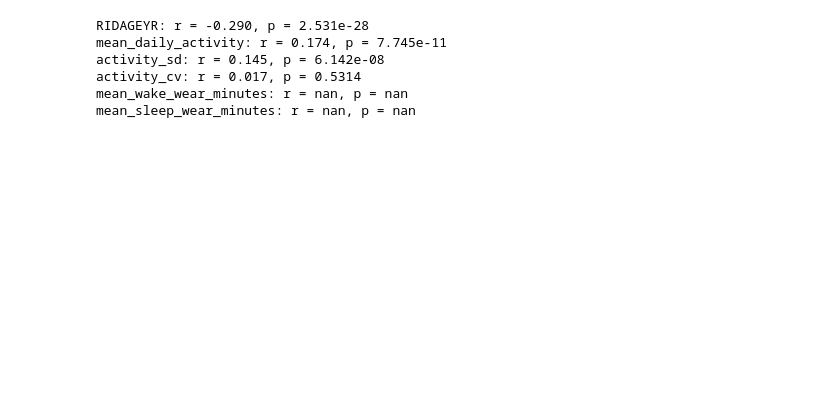
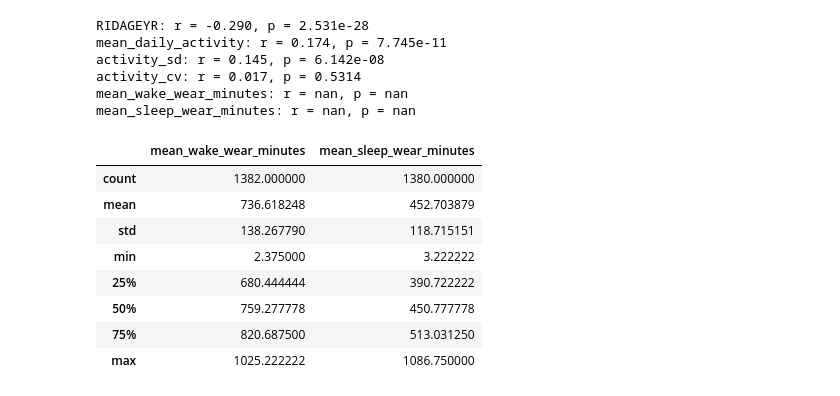
Before and after one commit to aditibhat017-prog/cognitivefunction, a Jupyter notebook: notebooks/01_data_exploration.ipynb, the cells around one changed output. Saved outputs shown, nothing was run; the diff lists cells and outputs as text; code cells hidden in the pictures; blank space fills up the shorter version.

```diff
--- a/notebooks/01_data_exploration.ipynb
+++ b/notebooks/01_data_exploration.ipynb
@@ -1223,3 +1223,20 @@ activity_sd: r = 0.145, p = 6.142e-08
 activity_cv: r = 0.017, p = 0.5314
 mean_wake_wear_minutes: r = nan, p = nan
 mean_sleep_wear_minutes: r = nan, p = nan
+# %%
+dsst_df[
+    [
+        "mean_wake_wear_minutes",
+        "mean_sleep_wear_minutes"
+    ]
+].describe()
+# %% [output]
+|  | mean_wake_wear_minutes | mean_sleep_wear_minutes |
+| count | 1382.000000 | 1380.000000 |
+| mean | 736.618248 | 452.703879 |
+| std | 138.267790 | 118.715151 |
+| min | 2.375000 | 3.222222 |
+| 25% | 680.444444 | 390.722222 |
+| 50% | 759.277778 | 450.777778 |
+| 75% | 820.687500 | 513.031250 |
+| max | 1025.222222 | 1086.750000 |
```
Also changed, not shown: parts of 7 cells of this notebook.
